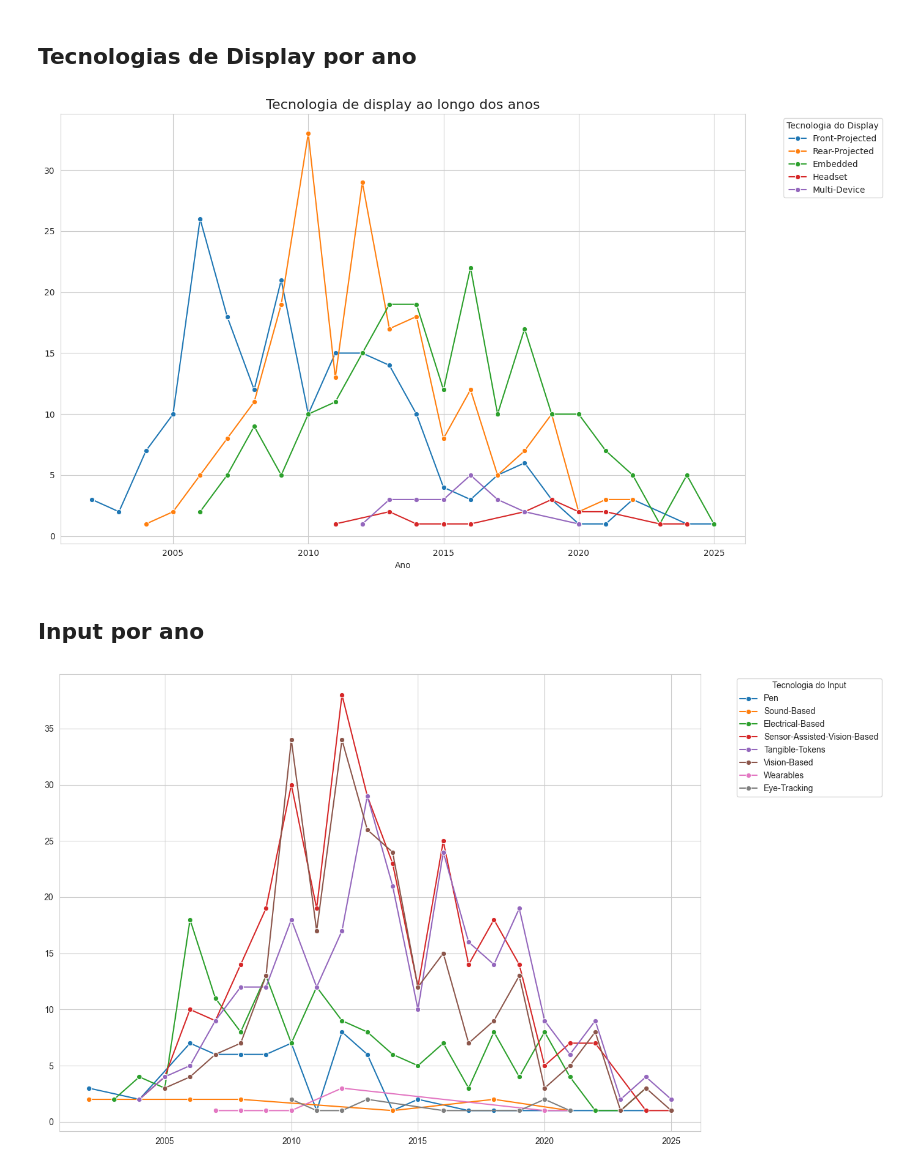
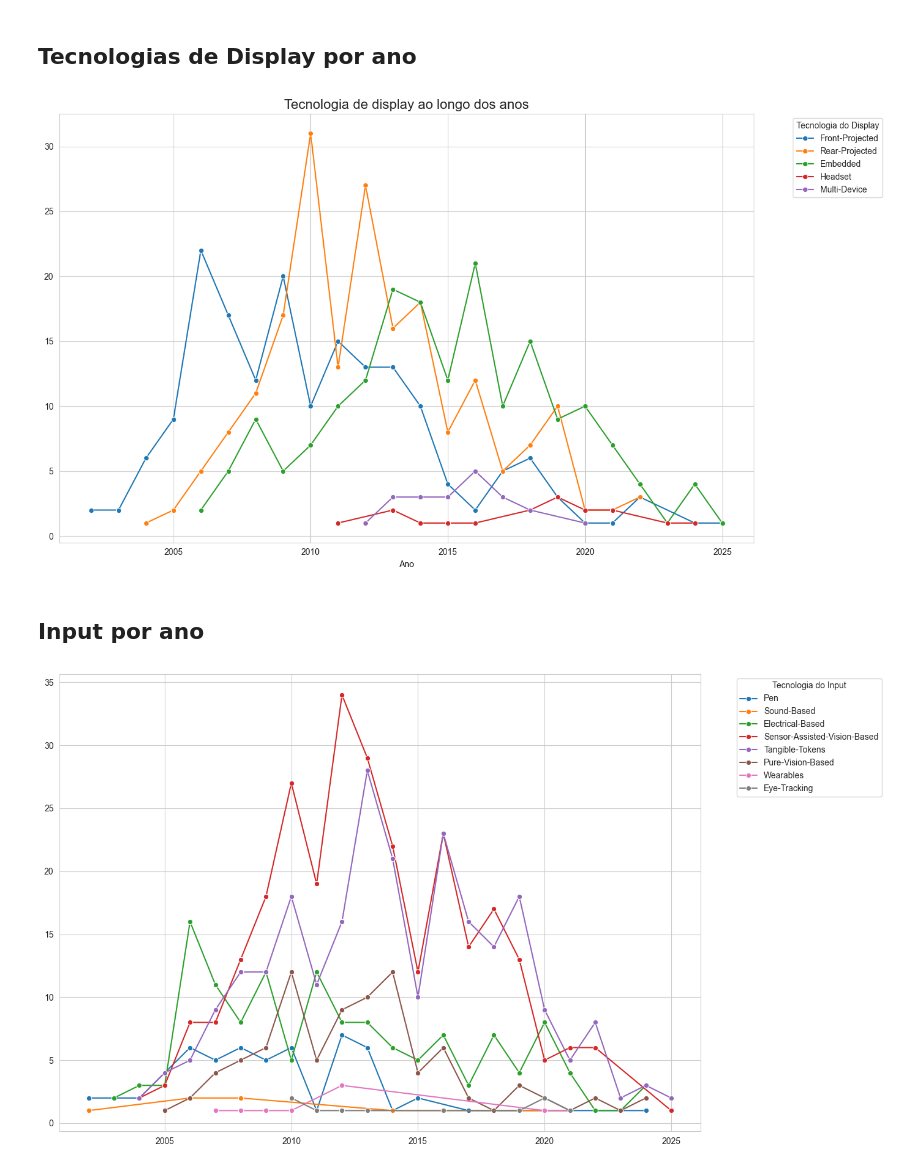
Before and after one commit to Guglis02/Tabletop-Data-Extraction, a Jupyter notebook: notebook.ipynb, the cells around one changed output. Drawn from its saved outputs; the diff is of its cells as text; code cells hidden in the pictures.

```diff
--- a/notebook.ipynb
+++ b/notebook.ipynb
@@ -560,7 +644,7 @@ import matplotlib.pyplot as plt
 import seaborn as sns
 
 # Carregar os dados
-df = pd.read_csv("transformed_data.csv")
+df = pd.read_csv("accepted_data_adapted.csv")
 
 # Remover linhas com ano ou tecnologia do display ausente
 df = df.dropna(subset=["ano", "Tecnologia do display"])
@@ -594,82 +678,46 @@ plt.tight_layout()
 plt.savefig('display_tecnology_over_time.png', dpi=300)
 plt.show()
 # %% [output]
-[figure, old version]
+[figure, new version]
 # %% [markdown]
 ## Input por ano
 # %%
 import pandas as pd
-
 import matplotlib.pyplot as plt
-
 import seaborn as sns
 
-
-
 # Carregar os dados
-
-df = pd.read_csv("transformed_data.csv")
-
-
+df = pd.read_csv("accepted_data_adapted.csv")
 
 # Remover linhas com ano ou tecnologia do input ausente
-
 df = df.dropna(subset=["ano", "Tecnologia do input"])
 
-
-
 # Converter ano para inteiro
-
 df["ano"] = df["ano"].astype(int)
 
-
-
 # Separar as técnicas de input por vírgula e limpar espaços
-
 df["Tecnologia do input"] = df["Tecnologia do input"].str.split(",")
 
-
-
 # Explodir listas em linhas separadas
-
 df = df.explode("Tecnologia do input")
 
-
-
 # Remover espaços em branco extras
-
 df["Tecnologia do input"] = df["Tecnologia do input"].str.strip()
 
-
-
 # Contar ocorrências por ano e técnica
-
 timeline_input = df.groupby(["ano", "Tecnologia do input"]).size().reset_index(name="count")
 
-
-
 # Plotar
-
 plt.figure(figsize=(14, 8))
-
 sns.set_style("whitegrid")
-
 sns.lineplot(data=timeline_input, x="ano", y="count", hue="Tecnologia do input", marker="o")
 
-
-
-# Ajustes finais
-
 plt.title("", fontsize=16)
-
 plt.xlabel("")
-
 plt.ylabel("")
-
 plt.legend(title="Tecnologia do Input", bbox_to_anchor=(1.05, 1), loc='upper left')
-
 plt.tight_layout()
-
+plt.savefig('input_tecnology_over_time.png', dpi=300)
 plt.show()
 # %% [output]
-[figure, old version]
+[figure, new version]
```
Also changed, not shown: parts of 14 cells of this notebook, 13 other files.
